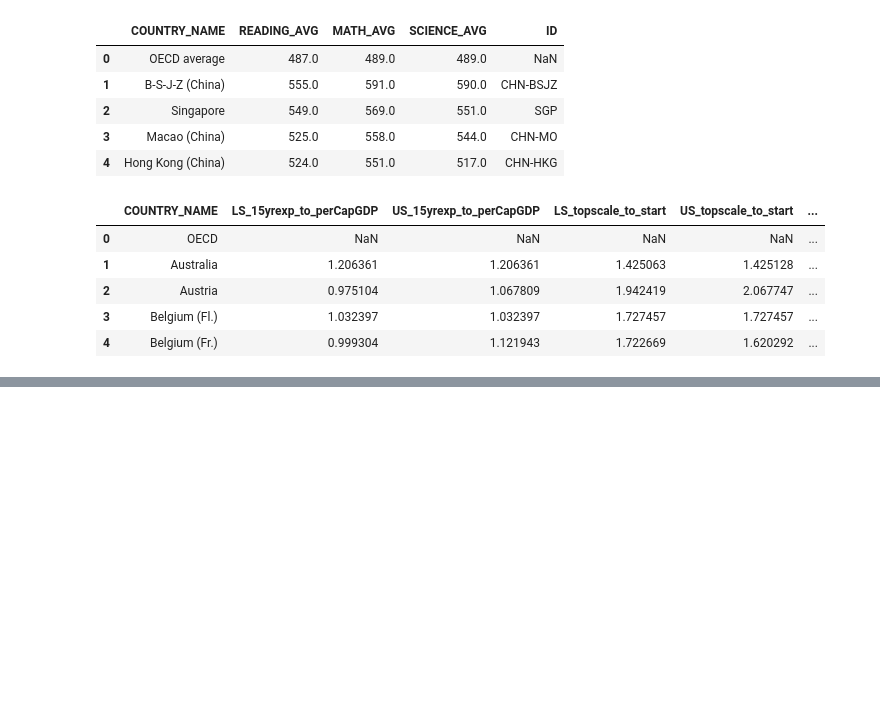
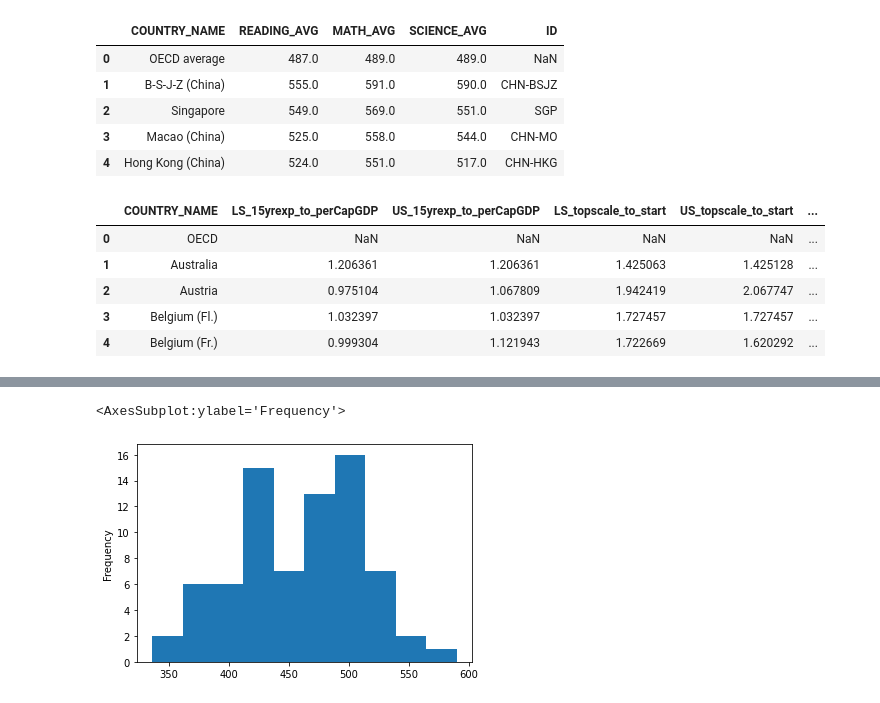
Before and after one commit to One-O-Nine/data-cleaning, a Jupyter notebook: EDA/EDA_example.ipynb, the cells around one changed output, grey strips where cells are left out. Saved outputs shown, nothing was run; the diff lists cells and outputs as text; code cells hidden in the pictures; blank space fills up the shorter version.

```diff
--- a/EDA/EDA_example.ipynb
+++ b/EDA/EDA_example.ipynb
@@ -43,0 +56,5 @@ pisa_salary_ratio.head()
+# %%
+pisa_salary_ratio.SCIENCE_AVG.plot.hist()
+# %% [output]
+<AxesSubplot:ylabel='Frequency'>
+[figure, added]
```
Also changed, not shown: parts of 9 cells of this notebook.
